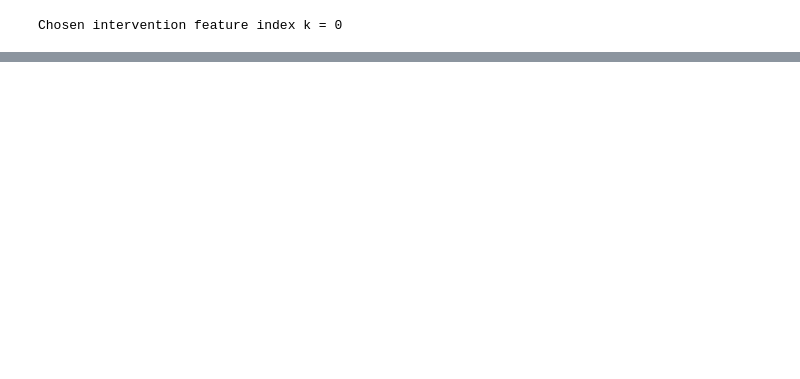
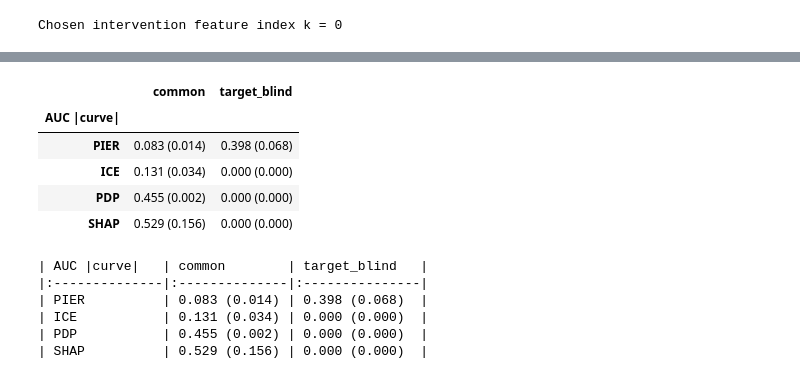
Before and after one commit to youlei202/Distributed-Synthetic-Control-Explanations, a Jupyter notebook: experiments/notebooks/PIER_vs_ICE_PDP_SHAP_seeds.ipynb, the cells around one changed output, grey strips where cells are left out. Cells and saved outputs as stored; diff of their text form; code cells hidden in the pictures; blank space fills up the shorter version.

```diff
--- a/experiments/notebooks/PIER_vs_ICE_PDP_SHAP_seeds.ipynb
+++ b/experiments/notebooks/PIER_vs_ICE_PDP_SHAP_seeds.ipynb
@@ -686,0 +856,80 @@ plt.show()
+# %%
+# Assumes you already have:
+# common_pier, common_ice, common_pdp, common_shap  # shape: (n_seeds, n_thetas)
+# blind_pier,  blind_ice,  blind_pdp,  blind_shap   # shape: (n_seeds, n_thetas)
+# theta_grid                                       # shape: (n_thetas,)
+
+import numpy as np
+import pandas as pd
+
+def curve_auc_abs(curves, thetas):
+    """
+    Compute per-seed AUC of absolute value of curves along the dose grid.
+    curves: array of shape (n_seeds, n_thetas)
+    thetas: array of shape (n_thetas,)
+    Returns: 1D array of shape (n_seeds,) with AUC(|curve|) per seed.
+    """
+    curves = np.asarray(curves)
+    thetas = np.asarray(thetas)
+    dtheta = np.diff(np.r_[thetas[0], thetas])  # (n_thetas,)
+    auc_per_seed = np.sum(np.abs(curves) * dtheta[None, :], axis=1)
+    return auc_per_seed
+
+def format_mean_se(values):
+    """
+    Format mean and standard error as 'mean (se)'.
+    values: 1D array of shape (n_seeds,)
+    """
+    values = np.asarray(values)
+    n = values.shape[0]
+    mean = values.mean()
+    std = values.std(ddof=1)
+    se = std / np.sqrt(n)
+    return f"{mean:.3f} ({se:.3f})"
+
+# 1) Per-seed AUC(|curve|) for both scenarios
+auc_pier_common = curve_auc_abs(common_pier, theta_grid)
+auc_ice_common  = curve_auc_abs(common_ice,  theta_grid)
+auc_pdp_common  = curve_auc_abs(common_pdp,  theta_grid)
+auc_shap_common = curve_auc_abs(common_shap, theta_grid)
+
+auc_pier_blind  = curve_auc_abs(blind_pier,  theta_grid)
+auc_ice_blind   = curve_auc_abs(blind_ice,   theta_grid)
+auc_pdp_blind   = curve_auc_abs(blind_pdp,   theta_grid)
+auc_shap_blind  = curve_auc_abs(blind_shap,  theta_grid)
+
+# 2) Build summary rows
+rows = []
+
+def add_row(metric_name, auc_common, auc_blind):
+    rows.append({
+        "AUC |curve|": metric_name,
+        "common":       format_mean_se(auc_common),
+        "target_blind": format_mean_se(auc_blind),
+    })
+
+add_row("PIER",  auc_pier_common, auc_pier_blind)
+add_row("ICE",   auc_ice_common,  auc_ice_blind)
+add_row("PDP",   auc_pdp_common,  auc_pdp_blind)
+add_row("SHAP",  auc_shap_common, auc_shap_blind)
+
+results_df = pd.DataFrame(rows).set_index("AUC |curve|")
+
+# Display as pandas table in the notebook
+display(results_df)
+
+# Also print in markdown format for OpenReview
+print(results_df.to_markdown())
+# %% [output]
+|  | common | target_blind |
+| AUC |curve| |  |  |
+| PIER | 0.083 (0.014) | 0.398 (0.068) |
+| ICE | 0.131 (0.034) | 0.000 (0.000) |
+| PDP | 0.455 (0.002) | 0.000 (0.000) |
+| SHAP | 0.529 (0.156) | 0.000 (0.000) |
+| AUC |curve|   | common        | target_blind   |
+|:--------------|:--------------|:---------------|
+| PIER          | 0.083 (0.014) | 0.398 (0.068)  |
+| ICE           | 0.131 (0.034) | 0.000 (0.000)  |
+| PDP           | 0.455 (0.002) | 0.000 (0.000)  |
+| SHAP          | 0.529 (0.156) | 0.000 (0.000)  |
```
Also changed, not shown: parts of 10 cells of this notebook.
